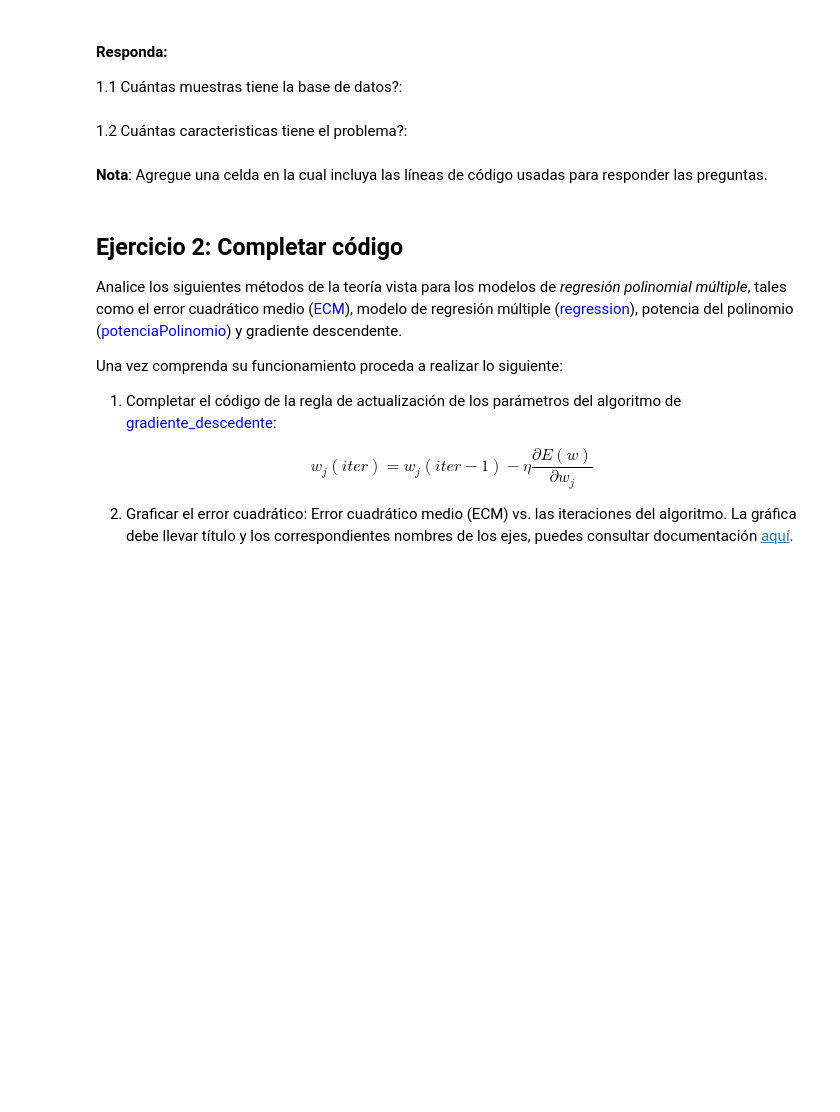
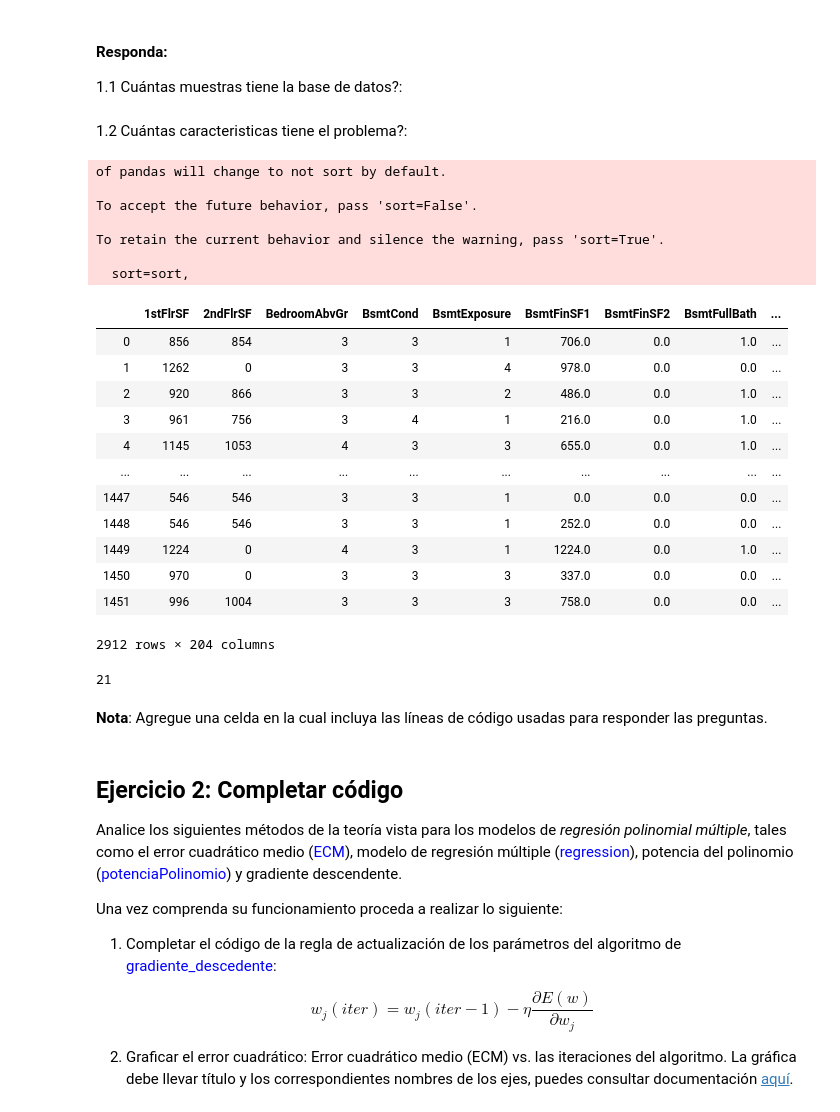
Before and after one commit to Sadimfinity/Simulation_Course, a Jupyter notebook: Final homework/Lab_1.1_Regresión_Polinomial.ipynb, the cells around one changed output. Drawn from its saved outputs; the diff is of its cells as text; code cells hidden in the pictures; blank space fills up the shorter version.

```diff
--- a/Final homework/Lab_1.1_Regresión_Polinomial.ipynb
+++ b/Final homework/Lab_1.1_Regresión_Polinomial.ipynb
@@ -149,33 +146,72 @@ deleteColumns(train, test)
 # %%
 
 def mergeTrainAndTest(train, test):
     trainToMerge = train.copy()
     trainToMerge.drop(labels = 'SalePrice', axis = 1, inplace = True)
     trainToMerge['Set'] = 'train'
     testToMerge = test.copy()
     testToMerge['Set'] = 'test'
     db = trainToMerge.copy()
     db = db.append(testToMerge)
     return db
 
 def convertToCategories(db):
+    db['MSSubClass'] = db['MSSubClass'].astype('category')
     db["ExterQual"] = db["ExterQual"].map({'Ex': 5, 'Gd': 4, 'TA': 3, 'Fa': 2, 'Po': 1})
     db["ExterCond"] = db["ExterCond"].map({'Ex': 5, 'Gd': 4, 'TA': 3, 'Fa': 2, 'Po': 1})
     db["BsmtQual"] = db["BsmtQual"].map({'Ex': 5, 'Gd': 4, 'TA': 3, 'Fa': 2, 'Po': 1, 'NA': 0})
     db["BsmtCond"] = db["BsmtCond"].map({'Ex': 5, 'Gd': 4, 'TA': 3, 'Fa': 2, 'Po': 1, 'NA': 0})
     db["BsmtExposure"] = db["BsmtExposure"].map({'Gd': 4, 'Av': 3, 'Mn': 2, 'No': 1, 'NA': 0})
     db["HeatingQC"] = db["HeatingQC"].map({'Ex': 5, 'Gd': 4, 'TA': 3, 'Fa': 2, 'Po': 1})
     db["KitchenQual"] = db["KitchenQual"].map({'Ex': 5, 'Gd': 4, 'TA': 3, 'Fa': 2, 'Po': 1})
     db["FireplaceQu"] = db["FireplaceQu"].map({'Ex': 5, 'Gd': 4, 'TA': 3, 'Fa': 2, 'Po': 1, 'NA': 0})
     db["GarageQual"] = db["GarageQual"].map({'Ex': 5, 'Gd': 4, 'TA': 3, 'Fa': 2, 'Po': 1, 'NA': 0})
     db["GarageCond"] = db["GarageCond"].map({'Ex': 5, 'Gd': 4, 'TA': 3, 'Fa': 2, 'Po': 1, 'NA': 0})
     for i in db.select_dtypes(include='object').columns.to_list():
         db[i] = db[i].astype('category')
 
 db = mergeTrainAndTest(train, test)
 convertToCategories(db)
 
-db.dtypes.value_counts()
+#db.dtypes.value_counts()
+
+namesCategories = db.select_dtypes(include='category').head()
+categories = namesCategories.columns.values.tolist()
+trainPreprocessed = pd.get_dummies(db, columns = categories, drop_first= True )
+
+trainPreprocessed
+# %% [output]
+of pandas will change to not sort by default.
+
+To accept the future behavior, pass 'sort=False'.
+
+To retain the current behavior and silence the warning, pass 'sort=True'.
+
+  sort=sort,
+|  | 1stFlrSF | 2ndFlrSF | BedroomAbvGr | BsmtCond | BsmtExposure | BsmtFinSF1 | BsmtFinSF2 | BsmtFullBath | ... |
+| 0 | 856 | 854 | 3 | 3 | 1 | 706.0 | 0.0 | 1.0 | ... |
+| 1 | 1262 | 0 | 3 | 3 | 4 | 978.0 | 0.0 | 0.0 | ... |
+| 2 | 920 | 866 | 3 | 3 | 2 | 486.0 | 0.0 | 1.0 | ... |
+| 3 | 961 | 756 | 3 | 4 | 1 | 216.0 | 0.0 | 1.0 | ... |
+| 4 | 1145 | 1053 | 4 | 3 | 3 | 655.0 | 0.0 | 1.0 | ... |
+| ... | ... | ... | ... | ... | ... | ... | ... | ... | ... |
+| 1447 | 546 | 546 | 3 | 3 | 1 | 0.0 | 0.0 | 0.0 | ... |
+| 1448 | 546 | 546 | 3 | 3 | 1 | 252.0 | 0.0 | 0.0 | ... |
+| 1449 | 1224 | 0 | 4 | 3 | 1 | 1224.0 | 0.0 | 1.0 | ... |
+| 1450 | 970 | 0 | 3 | 3 | 3 | 337.0 | 0.0 | 0.0 | ... |
+| 1451 | 996 | 1004 | 3 | 3 | 3 | 758.0 | 0.0 | 0.0 | ... |
+2912 rows × 204 columns
+# %%
+#train.info(verbose= True)
+#One Hot Encoding
+categories = ['MSSubClass','MSZoning', 'LotShape', 'LandContour', 'LotConfig', 'Neighborhood', 'Condition1', 'BldgType','HouseStyle','RoofStyle','Exterior1st','Exterior2nd','MasVnrType','Foundation','Electrical','Functional','GarageType','GarageFinish', 'PavedDrive', 'SaleType','SaleCondition']
+#len(categories)
+#trainPreprocessed = pd.get_dummies(train, columns = categories, drop_first= Truene )
+
+len(categories
+#trainPreprocessed
+# %% [output]
+21
 # %% [markdown]
 <b>Nota</b>: Agregue una celda en la cual incluya las líneas de código usadas para responder las preguntas.
 # %% [markdown]
```
Also changed, not shown: parts of 2 cells of this notebook.
